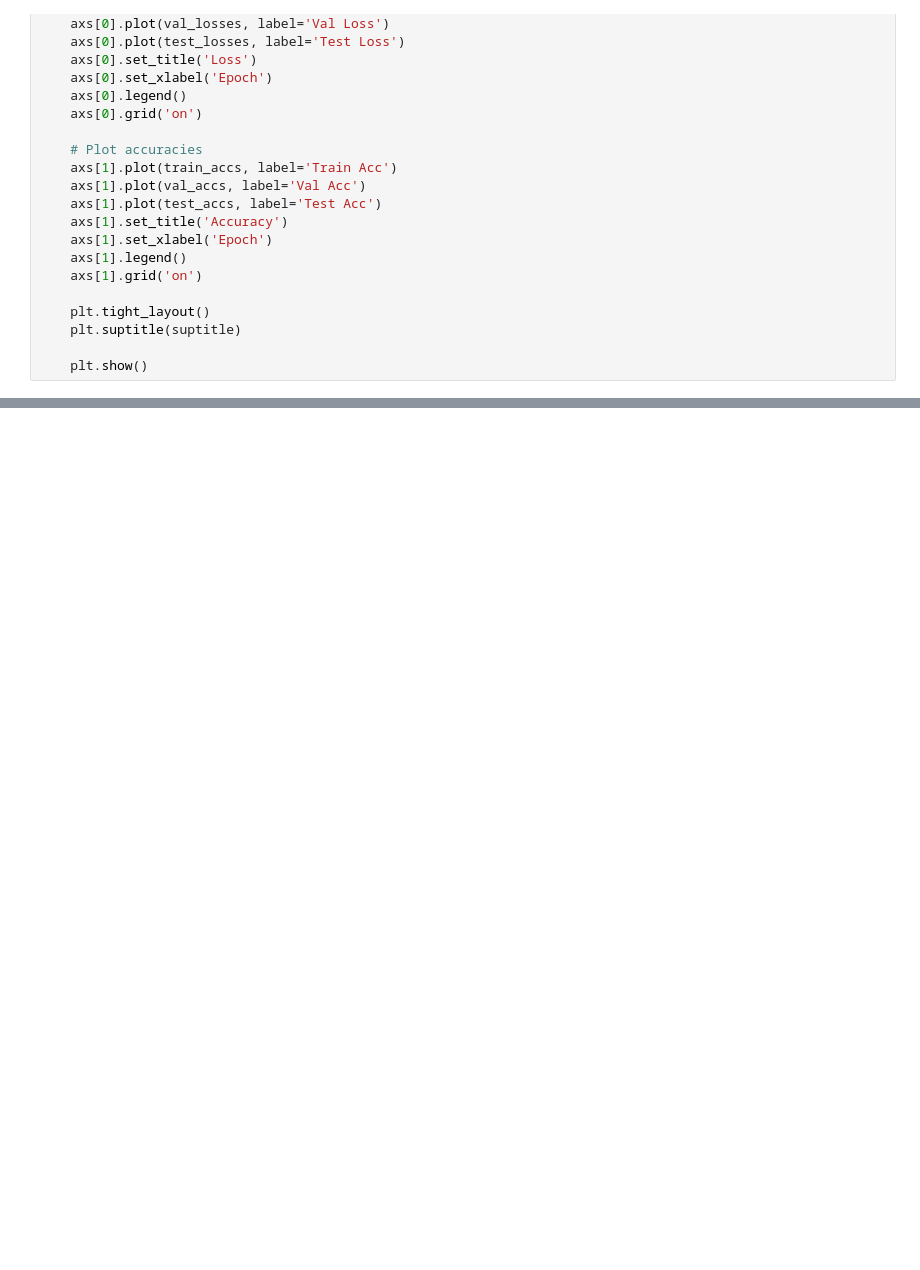
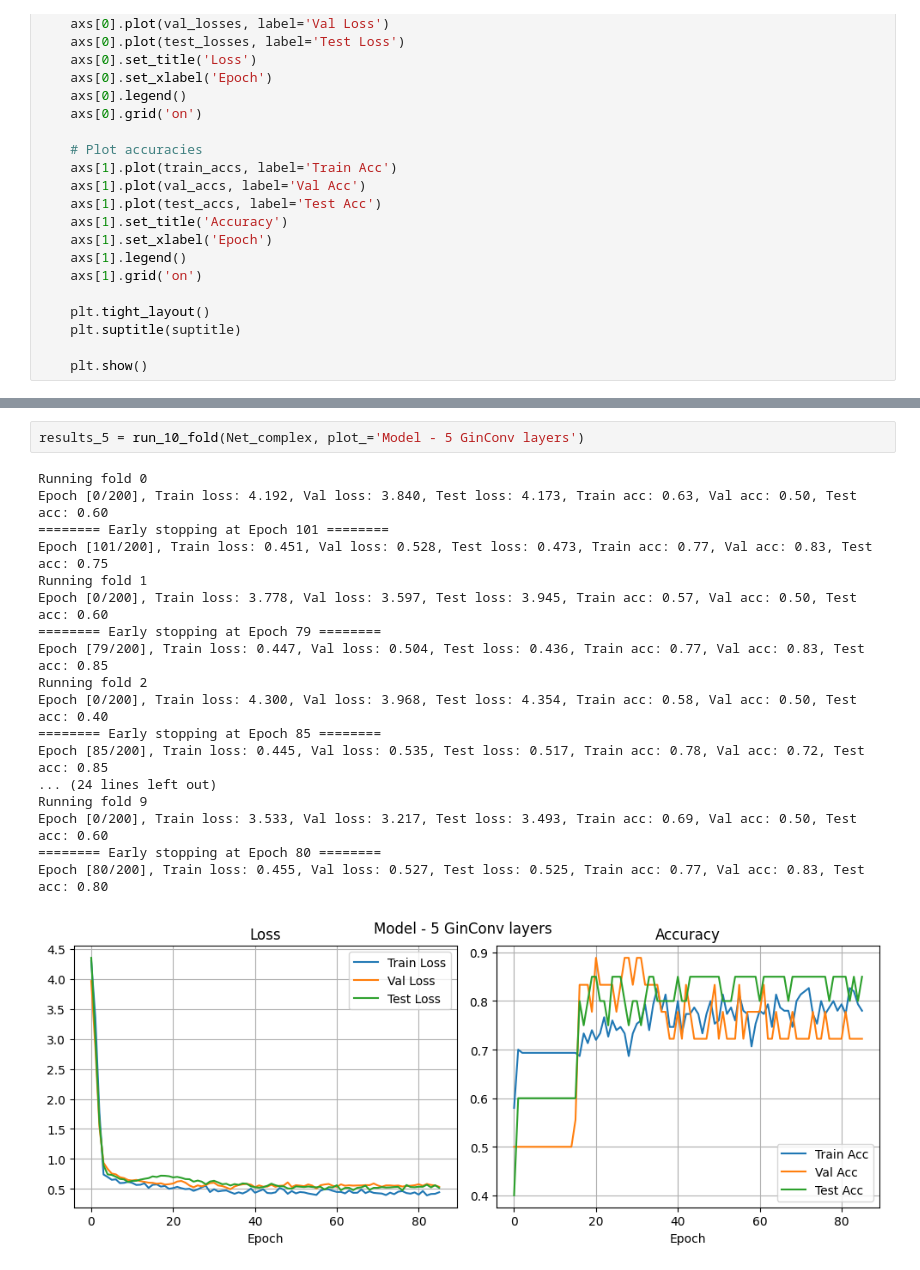
Before and after one commit to AntoineTSP/ML_research_seminar, a Jupyter notebook: MEWISPool/gnn_mewispool.ipynb, the cells around one changed output, grey strips where cells are left out. Saved outputs shown, nothing was run; the diff lists cells and outputs as text; blank space fills up the shorter version.

```diff
--- a/MEWISPool/gnn_mewispool.ipynb
+++ b/MEWISPool/gnn_mewispool.ipynb
@@ -246,0 +407,21 @@ plot_metrics(train_losses, val_losses, test_losses, train_accs, val_accs, test_a
+# %%
+results_5 = run_10_fold(Net_complex, plot_='Model - 5 GinConv layers')
+# %% [output]
+Running fold 0
+Epoch [0/200], Train loss: 4.192, Val loss: 3.840, Test loss: 4.173, Train acc: 0.63, Val acc: 0.50, Test acc: 0.60
+======== Early stopping at Epoch 101 ========
+Epoch [101/200], Train loss: 0.451, Val loss: 0.528, Test loss: 0.473, Train acc: 0.77, Val acc: 0.83, Test acc: 0.75
+Running fold 1
+Epoch [0/200], Train loss: 3.778, Val loss: 3.597, Test loss: 3.945, Train acc: 0.57, Val acc: 0.50, Test acc: 0.60
+======== Early stopping at Epoch 79 ========
+Epoch [79/200], Train loss: 0.447, Val loss: 0.504, Test loss: 0.436, Train acc: 0.77, Val acc: 0.83, Test acc: 0.85
+Running fold 2
+Epoch [0/200], Train loss: 4.300, Val loss: 3.968, Test loss: 4.354, Train acc: 0.58, Val acc: 0.50, Test acc: 0.40
+======== Early stopping at Epoch 85 ========
+Epoch [85/200], Train loss: 0.445, Val loss: 0.535, Test loss: 0.517, Train acc: 0.78, Val acc: 0.72, Test acc: 0.85
+... (24 lines left out)
+Running fold 9
+Epoch [0/200], Train loss: 3.533, Val loss: 3.217, Test loss: 3.493, Train acc: 0.69, Val acc: 0.50, Test acc: 0.60
+======== Early stopping at Epoch 80 ========
+Epoch [80/200], Train loss: 0.455, Val loss: 0.527, Test loss: 0.525, Train acc: 0.77, Val acc: 0.83, Test acc: 0.80
+[figure, added]
```
Also changed, not shown: parts of 20 cells of this notebook, 1 other file.
